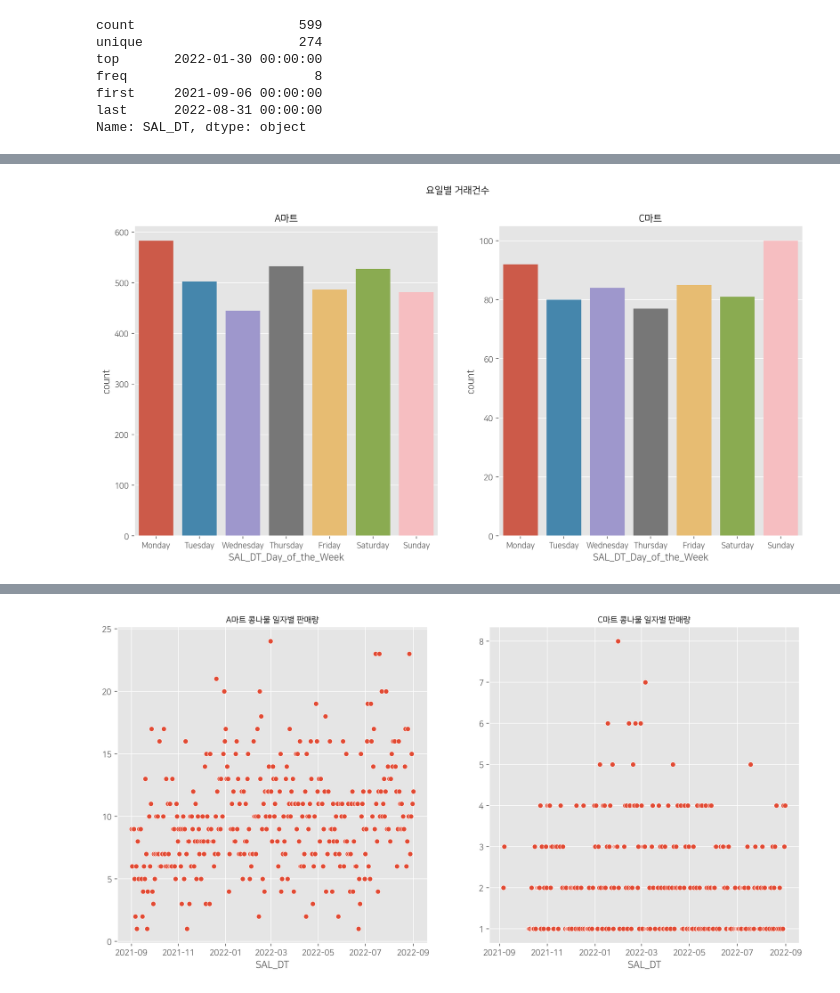
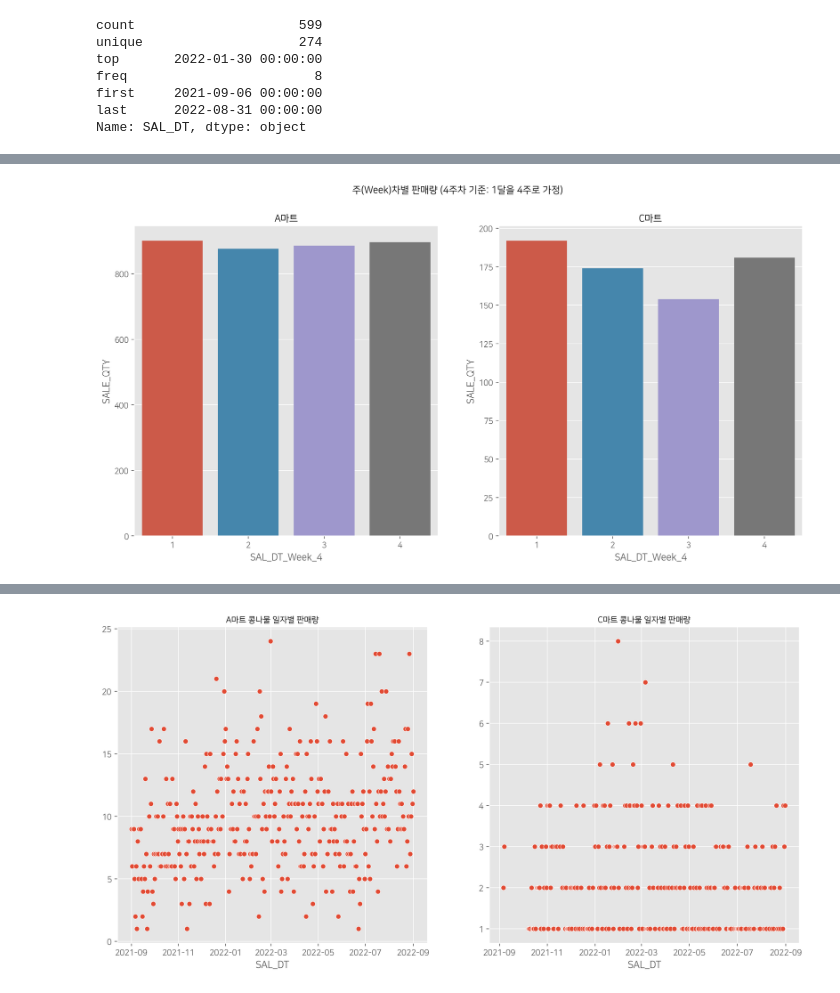
Before and after one commit to headgen/Year_Dream_2nd, a Jupyter notebook: Project/Team/Retail/(221001) Retail_EDA.ipynb, the cells around one changed output, grey strips where cells are left out. Saved outputs shown, nothing was run; the diff lists cells and outputs as text; code cells hidden in the pictures.

```diff
--- a/Project/Team/Retail/(221001) Retail_EDA.ipynb
+++ b/Project/Team/Retail/(221001) Retail_EDA.ipynb
@@ -328,16 +240,21 @@ plt.show()
-# %%
-plt.figure(figsize=(15,7))
-plt.style.use('ggplot')
-plt.suptitle('요일별 거래건수', fontweight='bold', size = 12)
-
-plt.subplot(121)
-plt.title('A마트', fontweight='bold', size = 12)
-sns.countplot(x=cnm_a['SAL_DT_Day_of_the_Week'], order=['Monday','Tuesday','Wednesday','Thursday','Friday','Saturday','Sunday'])
-
-plt.subplot(122)
-plt.title('C마트', fontweight='bold', size = 12)
-sns.countplot(x=cnm_c['SAL_DT_Day_of_the_Week'], order=['Monday','Tuesday','Wednesday','Thursday','Friday','Saturday','Sunday'])
-
-plt.show()
-# %% [output]
-[figure, removed]
+# %%
+# Pivot Table
+cnm_group_w4_a = pd.pivot_table(data=cnm_a, index='SAL_DT_Week_4', values='SALE_QTY', aggfunc='sum')
+cnm_group_w4_c = pd.pivot_table(data=cnm_c, index='SAL_DT_Week_4', values='SALE_QTY', aggfunc='sum')
+
+# Graph
+plt.figure(figsize=(15,7))
+plt.style.use('ggplot')
+plt.suptitle('주(Week)차별 판매량 (4주차 기준: 1달을 4주로 가정)', fontweight='bold', size = 12)
+
+plt.subplot(121)
+plt.title('A마트', fontweight='bold', size = 12)
+sns.barplot(x=cnm_group_w4_a.index, y=cnm_group_w4_a['SALE_QTY'])
+
+plt.subplot(122)
+plt.title('C마트', fontweight='bold', size = 12)
+sns.barplot(x=cnm_group_w4_c.index, y=cnm_group_w4_c['SALE_QTY'])
+
+plt.show()
+# %% [output]
+[figure, added]
```
Also changed, not shown: parts of 10 cells of this notebook.
